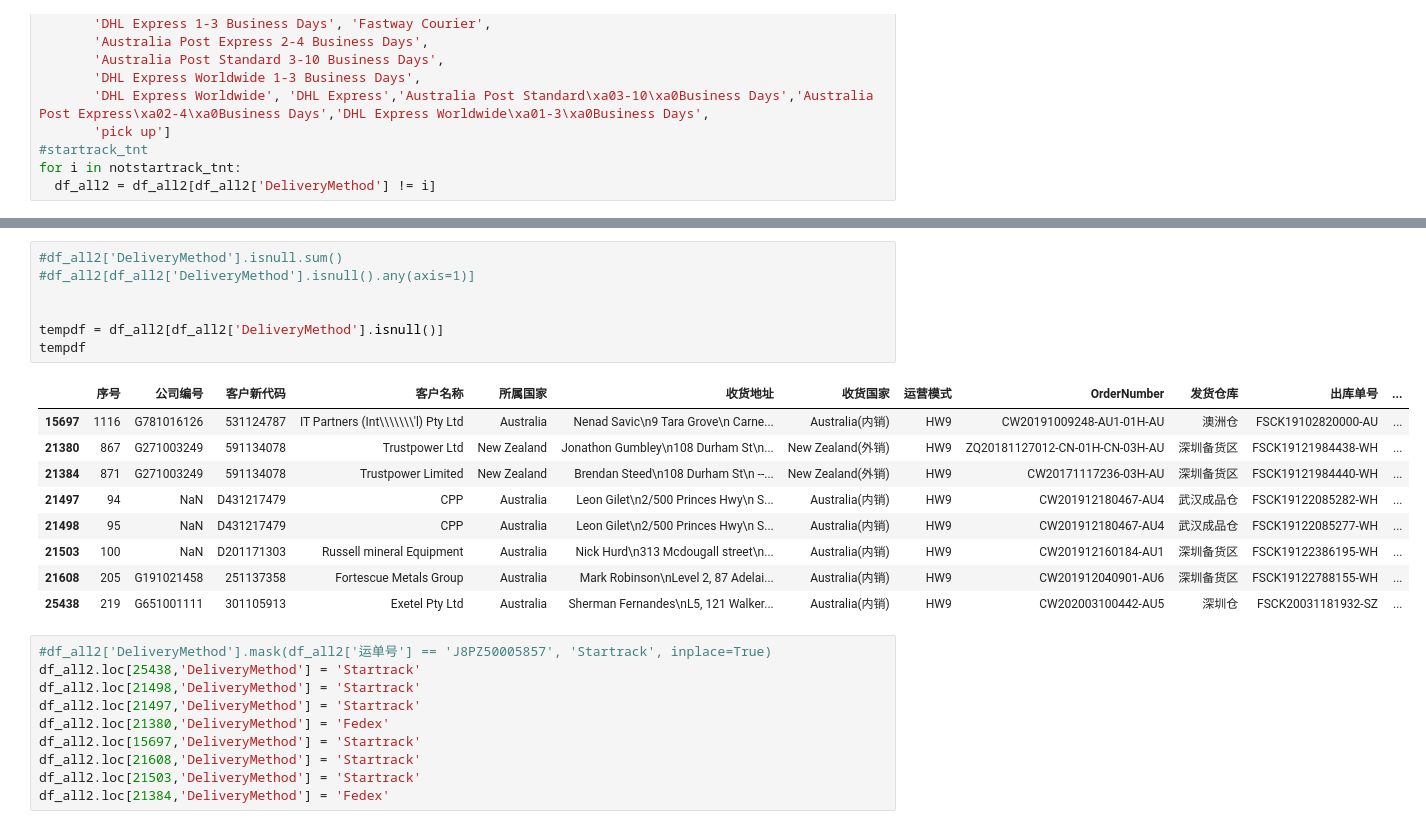
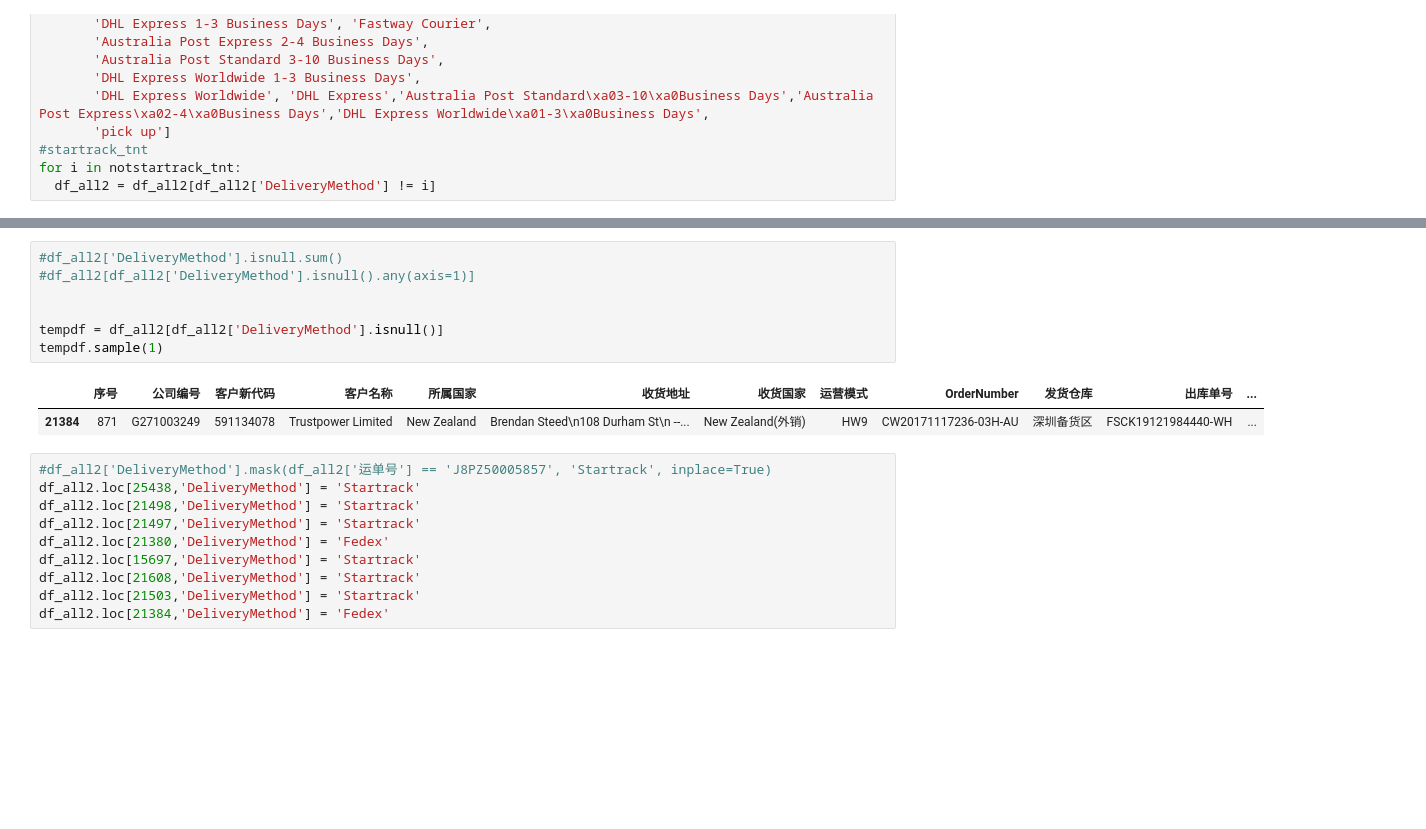
Before and after one commit to viffsi/Office_supply, a Jupyter notebook: delivery_fees.ipynb, the cells around one changed output, grey strips where cells are left out. Drawn from its saved outputs; the diff is of its cells as text; blank space fills up the shorter version.

```diff
--- a/delivery_fees.ipynb
+++ b/delivery_fees.ipynb
@@ -129,20 +131,13 @@ Name: DeliveryMethod, dtype: int64
 # %%
 #df_all2['DeliveryMethod'].isnull.sum()
 #df_all2[df_all2['DeliveryMethod'].isnull().any(axis=1)]
 
 
 tempdf = df_all2[df_all2['DeliveryMethod'].isnull()]
-tempdf
+tempdf.sample(1)
 # %% [output]
 |  | 序号 | 公司编号 | 客户新代码 | 客户名称 | 所属国家 | 收货地址 | 收货国家 | 运营模式 | OrderNumber | 发货仓库 | 出库单号 | ... |
-| 15697 | 1116 | G781016126 | 531124787 | IT Partners (Int\\\\\\\'l) Pty Ltd | Australia | Nenad Savic\n9 Tara Grove\n Carne... | Australia(内销) | HW9 | CW20191009248-AU1-01H-AU | 澳洲仓 | FSCK19102820000-AU | ... |
-| 21380 | 867 | G271003249 | 591134078 | Trustpower Ltd | New Zealand | Jonathon Gumbley\n108 Durham St\n... | New Zealand(外销) | HW9 | ZQ20181127012-CN-01H-CN-03H-AU | 深圳备货区 | FSCK19121984438-WH | ... |
 | 21384 | 871 | G271003249 | 591134078 | Trustpower Limited | New Zealand | Brendan Steed\n108 Durham St\n --... | New Zealand(外销) | HW9 | CW20171117236-03H-AU | 深圳备货区 | FSCK19121984440-WH | ... |
-| 21497 | 94 | NaN | D431217479 | CPP | Australia | Leon Gilet\n2/500 Princes Hwy\n S... | Australia(内销) | HW9 | CW201912180467-AU4 | 武汉成品仓 | FSCK19122085282-WH | ... |
-| 21498 | 95 | NaN | D431217479 | CPP | Australia | Leon Gilet\n2/500 Princes Hwy\n S... | Australia(内销) | HW9 | CW201912180467-AU4 | 武汉成品仓 | FSCK19122085277-WH | ... |
-| 21503 | 100 | NaN | D201171303 | Russell mineral Equipment | Australia | Nick Hurd\n313 Mcdougall street\n... | Australia(内销) | HW9 | CW201912160184-AU1 | 深圳备货区 | FSCK19122386195-WH | ... |
-| 21608 | 205 | G191021458 | 251137358 | Fortescue Metals Group | Australia | Mark Robinson\nLevel 2, 87 Adelai... | Australia(内销) | HW9 | CW201912040901-AU6 | 深圳备货区 | FSCK19122788155-WH | ... |
-| 25438 | 219 | G651001111 | 301105913 | Exetel Pty Ltd | Australia | Sherman Fernandes\nL5, 121 Walker... | Australia(内销) | HW9 | CW202003100442-AU5 | 深圳仓 | FSCK20031181932-SZ | ... |
 # %%
 #df_all2['DeliveryMethod'].mask(df_all2['运单号'] == 'J8PZ50005857', 'Startrack', inplace=True)
 df_all2.loc[25438,'DeliveryMethod'] = 'Startrack'
```
Also changed, not shown: parts of 29 cells of this notebook.
